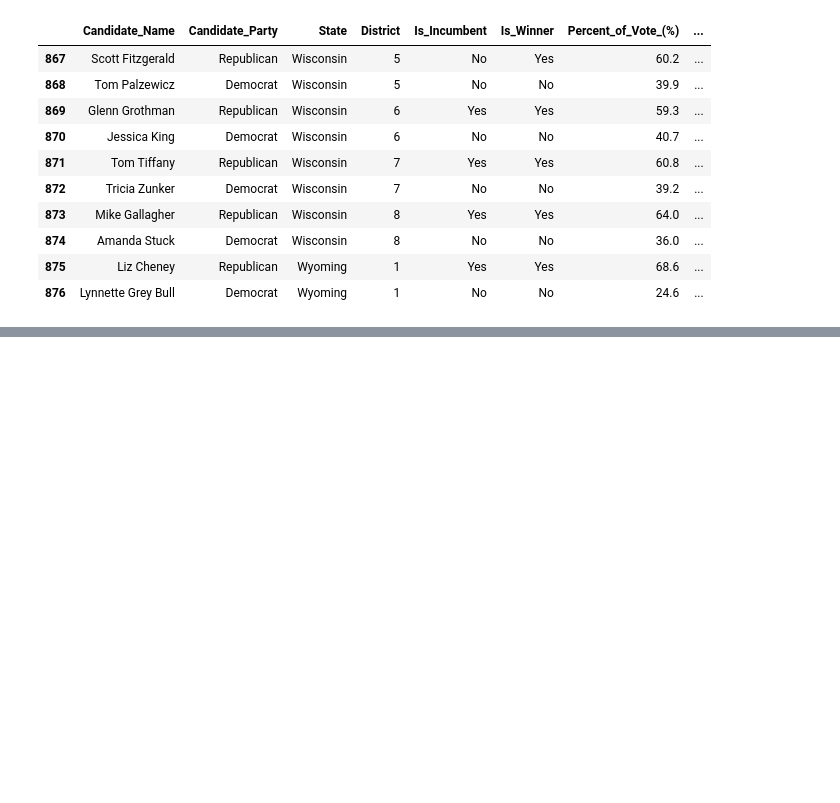
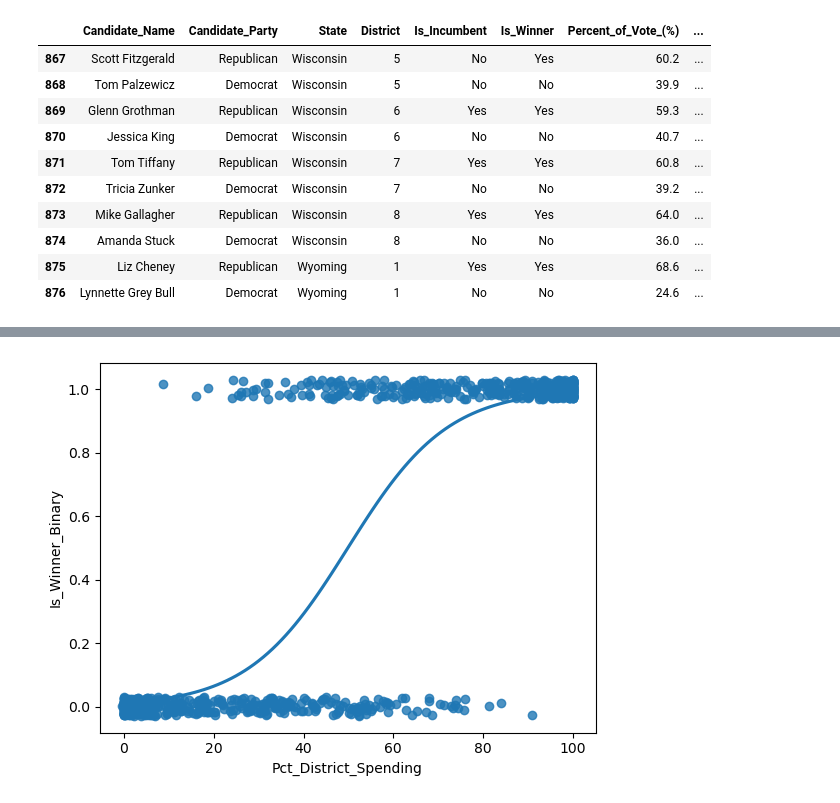
Before and after one commit to ballir27/webscraping-open-secrets-2020-US-House-Elections, a Jupyter notebook: AB-pt2-webscraping-open-secrets.ipynb, the cells around one changed output, grey strips where cells are left out. Cells and saved outputs as stored; diff of their text form; code cells hidden in the pictures; blank space fills up the shorter version.

```diff
--- a/AB-pt2-webscraping-open-secrets.ipynb
+++ b/AB-pt2-webscraping-open-secrets.ipynb
@@ -224 +253,10 @@ Pct_District_Spending    -0.0896      0.006    -15.347      0.000      -0.101
+# %%
+sns.regplot(x = 'Pct_District_Spending',
+            y = 'Is_Winner_Binary',
+            y_jitter = 0.03,
+            data = candidate_info_df_q3,
+            logistic = True,
+            ci = None);
+# %% [output]
+[figure, added]
 # %%
```
Also changed, not shown: parts of 9 cells of this notebook.
